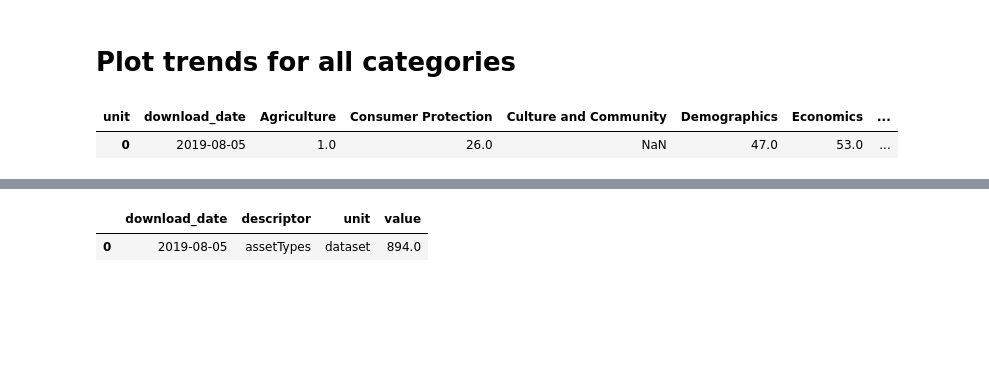
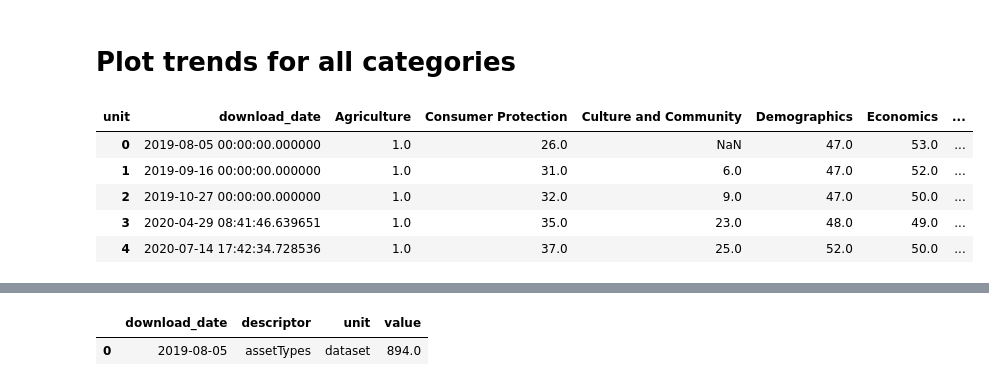
Before and after one commit to OpenDataLiteracy/WSL-AMF, a Jupyter notebook: assessment/code/Change-over-time.ipynb, the cells around one changed output, grey strips where cells are left out. Cells and saved outputs as stored; diff of their text form; code cells hidden in the pictures; blank space fills up the shorter version.

```diff
--- a/assessment/code/Change-over-time.ipynb
+++ b/assessment/code/Change-over-time.ipynb
@@ -54,10 +54,14 @@ dfcat.reset_index(inplace=True)
 # %%
 dfcat.drop(columns=['index'], inplace=True)
 # %%
-dfcat.head(1)
+dfcat.head(5)
 # %% [output]
 | unit | download_date | Agriculture | Consumer Protection | Culture and Community | Demographics | Economics | ... |
-| 0 | 2019-08-05 | 1.0 | 26.0 | NaN | 47.0 | 53.0 | ... |
+| 0 | 2019-08-05 00:00:00.000000 | 1.0 | 26.0 | NaN | 47.0 | 53.0 | ... |
+| 1 | 2019-09-16 00:00:00.000000 | 1.0 | 31.0 | 6.0 | 47.0 | 52.0 | ... |
+| 2 | 2019-10-27 00:00:00.000000 | 1.0 | 32.0 | 9.0 | 47.0 | 50.0 | ... |
+| 3 | 2020-04-29 08:41:46.639651 | 1.0 | 35.0 | 23.0 | 48.0 | 49.0 | ... |
+| 4 | 2020-07-14 17:42:34.728536 | 1.0 | 37.0 | 25.0 | 52.0 | 50.0 | ... |
 # %%
 #Graph all the variables against time https://python-graph-gallery.com/125-small-multiples-for-line-chart/
 #https://matplotlib.org/3.1.1/gallery/text_labels_and_annotations/date.html
```
Also changed, not shown: parts of 7 cells of this notebook.
